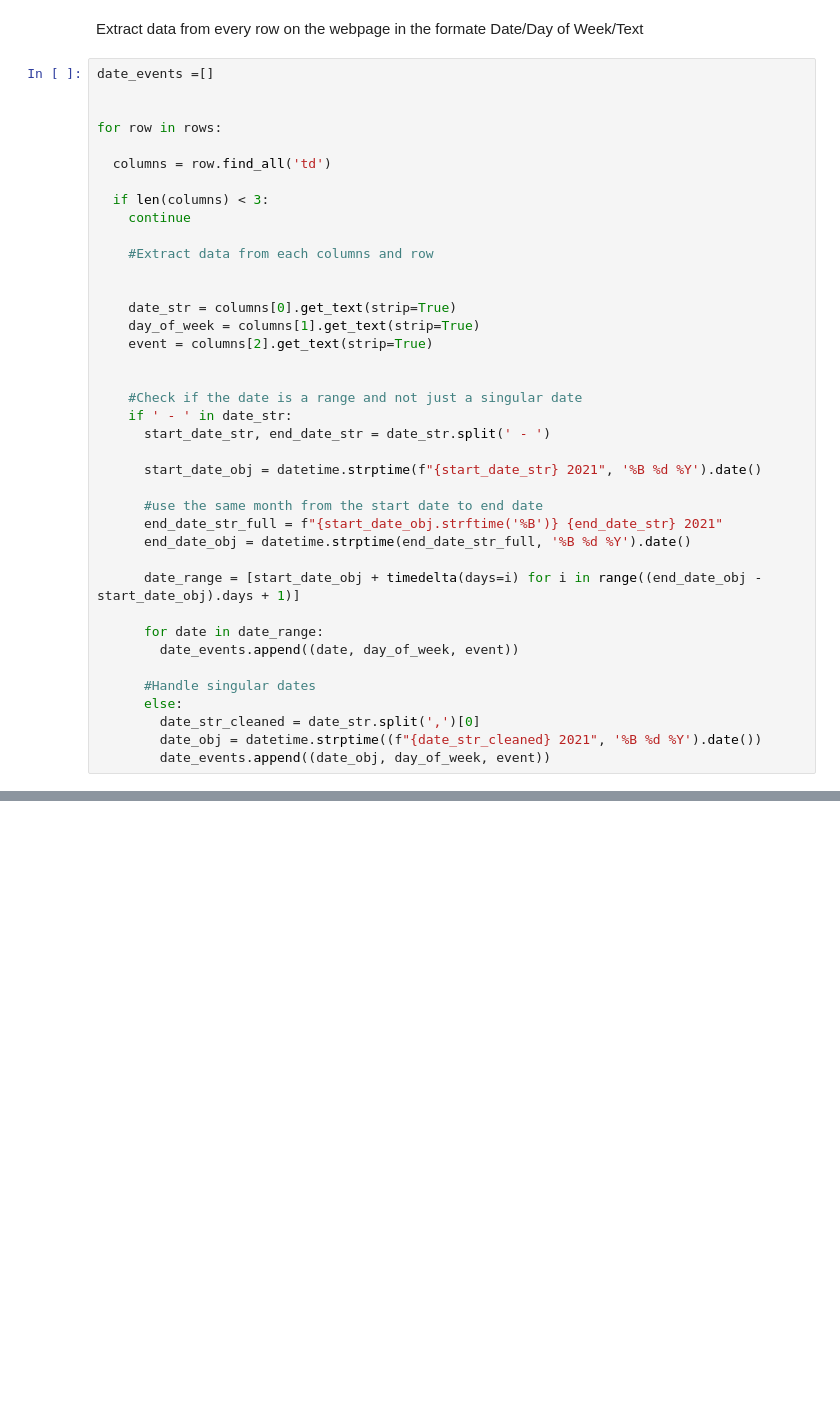
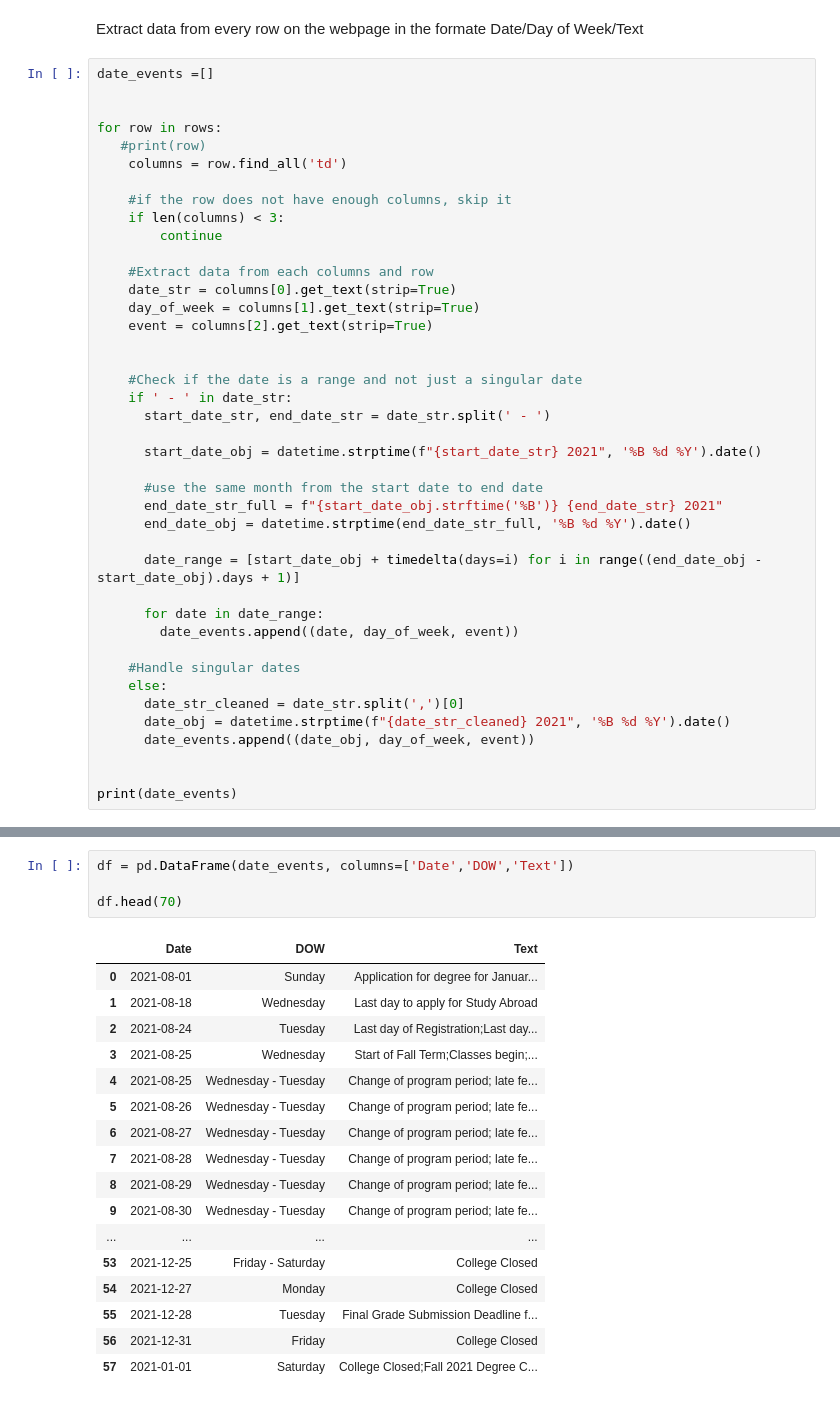
Before and after one commit to datasheng/csc46000-team-project-4219-industries-llc, a Jupyter notebook: eperez/hw3/perez_calendar_scrape.ipynb, the cells around one changed output, grey strips where cells are left out. Cells and saved outputs as stored; diff of their text form; blank space fills up the shorter version.

```diff
--- a/eperez/hw3/perez_calendar_scrape.ipynb
+++ b/eperez/hw3/perez_calendar_scrape.ipynb
@@ -68,15 +88,14 @@ date_events =[]
 
 
 for row in rows:
+   #print(row)
+    columns = row.find_all('td')
 
-  columns = row.find_all('td')
-
-  if len(columns) < 3:
-    continue
+    #if the row does not have enough columns, skip it
+    if len(columns) < 3:
+        continue
 
     #Extract data from each columns and row
-
-
     date_str = columns[0].get_text(strip=True)
     day_of_week = columns[1].get_text(strip=True)
     event = columns[2].get_text(strip=True)
@@ -97,8 +116,11 @@ for row in rows:
       for date in date_range:
         date_events.append((date, day_of_week, event))
 
-      #Handle singular dates
-      else:
-        date_str_cleaned = date_str.split(',')[0]
-        date_obj = datetime.strptime((f"{date_str_cleaned} 2021", '%B %d %Y').date())
-        date_events.append((date_obj, day_of_week, event))
+    #Handle singular dates
+    else:
+      date_str_cleaned = date_str.split(',')[0]
+      date_obj = datetime.strptime(f"{date_str_cleaned} 2021", '%B %d %Y').date()
+      date_events.append((date_obj, day_of_week, event))
+
+
+print(date_events)
@@ -104,0 +131,22 @@ for row in rows:
+# %%
+df = pd.DataFrame(date_events, columns=['Date','DOW','Text'])
+
+df.head(70)
+# %% [output]
+|  | Date | DOW | Text |
+| 0 | 2021-08-01 | Sunday | Application for degree for Januar... |
+| 1 | 2021-08-18 | Wednesday | Last day to apply for Study Abroad |
+| 2 | 2021-08-24 | Tuesday | Last day of Registration;Last day... |
+| 3 | 2021-08-25 | Wednesday | Start of Fall Term;Classes begin;... |
+| 4 | 2021-08-25 | Wednesday - Tuesday | Change of program period; late fe... |
+| 5 | 2021-08-26 | Wednesday - Tuesday | Change of program period; late fe... |
+| 6 | 2021-08-27 | Wednesday - Tuesday | Change of program period; late fe... |
+| 7 | 2021-08-28 | Wednesday - Tuesday | Change of program period; late fe... |
+| 8 | 2021-08-29 | Wednesday - Tuesday | Change of program period; late fe... |
+| 9 | 2021-08-30 | Wednesday - Tuesday | Change of program period; late fe... |
+| ... | ... | ... | ... |
+| 53 | 2021-12-25 | Friday - Saturday | College Closed |
+| 54 | 2021-12-27 | Monday | College Closed |
+| 55 | 2021-12-28 | Tuesday | Final Grade Submission Deadline f... |
+| 56 | 2021-12-31 | Friday | College Closed |
+| 57 | 2021-01-01 | Saturday | College Closed;Fall 2021 Degree C... |
```
Also changed, not shown: parts of 4 cells of this notebook.
